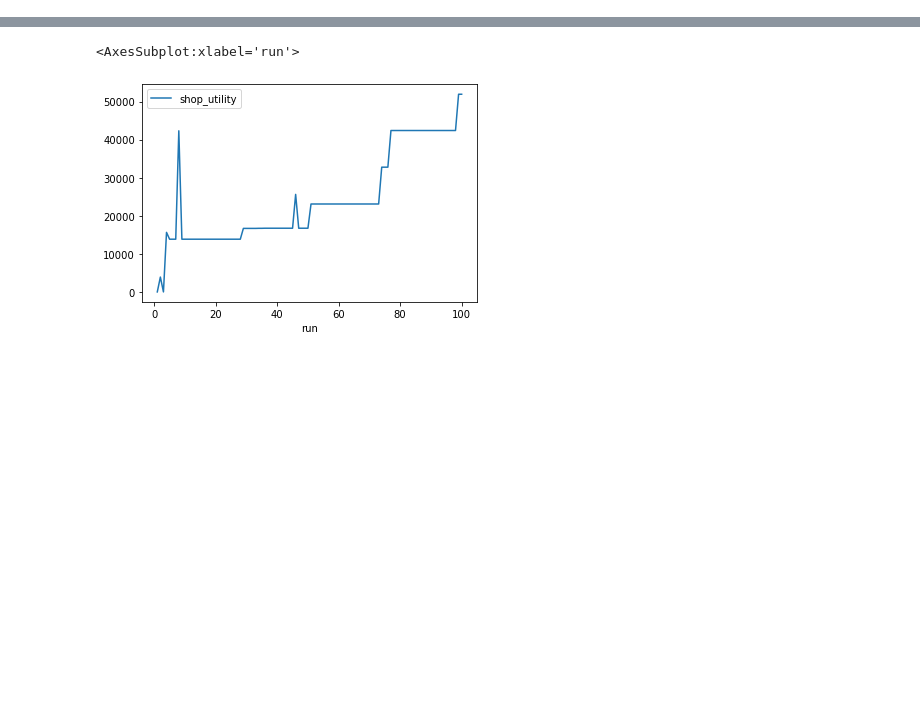
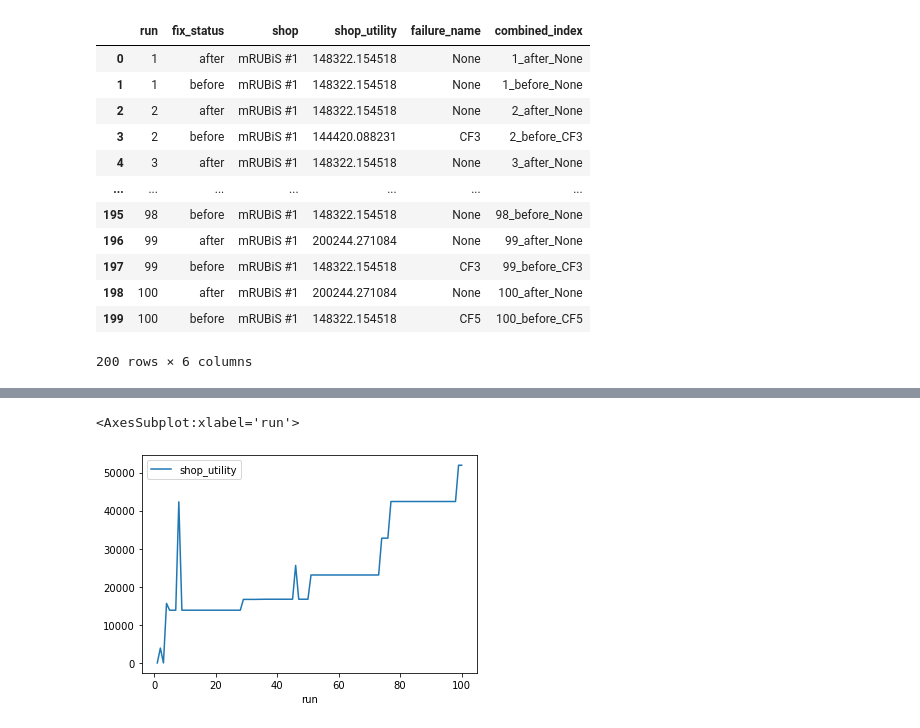
Before and after one commit to Phimanu/MachineLearningControl, a Jupyter notebook: mrubis_controller/utility_plots.ipynb, the cells around one changed output, grey strips where cells are left out. Cells and saved outputs as stored; diff of their text form; code cells hidden in the pictures; blank space fills up the shorter version.

```diff
--- a/mrubis_controller/utility_plots.ipynb
+++ b/mrubis_controller/utility_plots.ipynb
@@ -33,0 +57,16 @@ example_shop_sys_utility = example_shop.groupby(level=[0,1,2])['shop_utility'].f
+# %%
+example_shop_utility
+# %% [output]
+|  | run | fix_status | shop | shop_utility | failure_name | combined_index |
+| 0 | 1 | after | mRUBiS #1 | 148322.154518 | None | 1_after_None |
+| 1 | 1 | before | mRUBiS #1 | 148322.154518 | None | 1_before_None |
+| 2 | 2 | after | mRUBiS #1 | 148322.154518 | None | 2_after_None |
+| 3 | 2 | before | mRUBiS #1 | 144420.088231 | CF3 | 2_before_CF3 |
+| 4 | 3 | after | mRUBiS #1 | 148322.154518 | None | 3_after_None |
+| ... | ... | ... | ... | ... | ... | ... |
+| 195 | 98 | before | mRUBiS #1 | 148322.154518 | None | 98_before_None |
+| 196 | 99 | after | mRUBiS #1 | 200244.271084 | None | 99_after_None |
+| 197 | 99 | before | mRUBiS #1 | 148322.154518 | CF3 | 99_before_CF3 |
+| 198 | 100 | after | mRUBiS #1 | 200244.271084 | None | 100_after_None |
+| 199 | 100 | before | mRUBiS #1 | 148322.154518 | CF5 | 100_before_CF5 |
+200 rows × 6 columns
```
Also changed, not shown: parts of 11 cells of this notebook.
